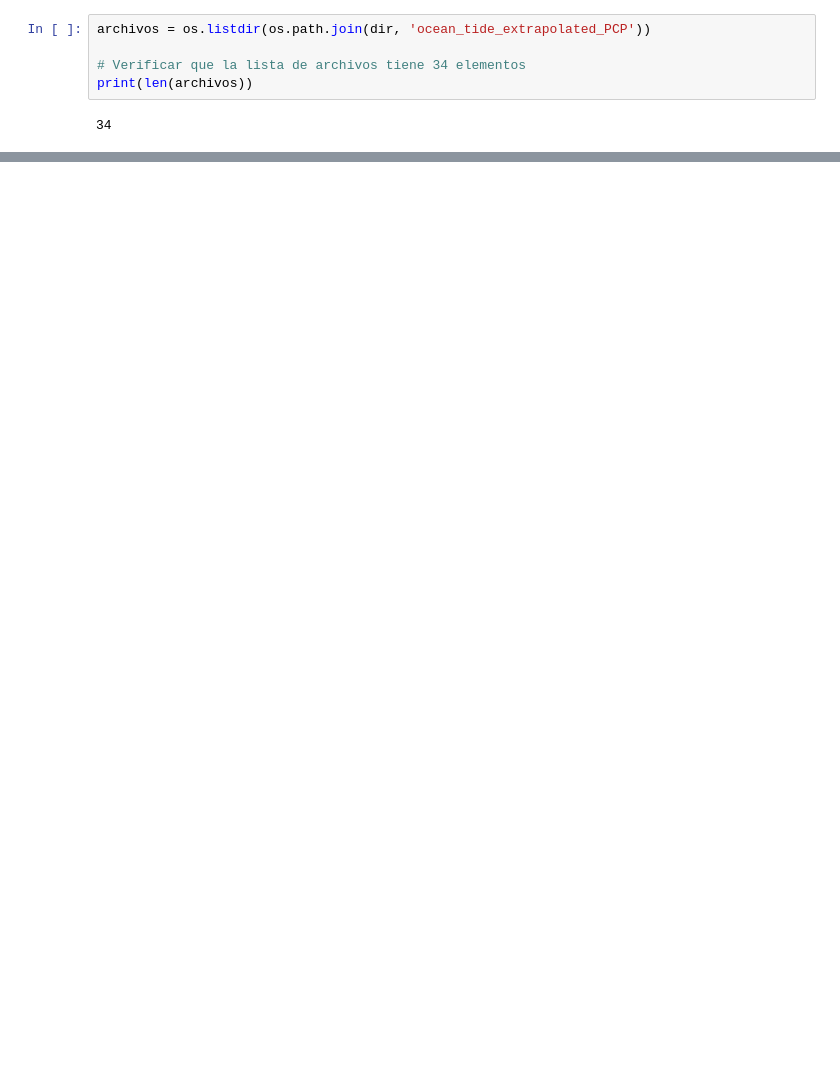
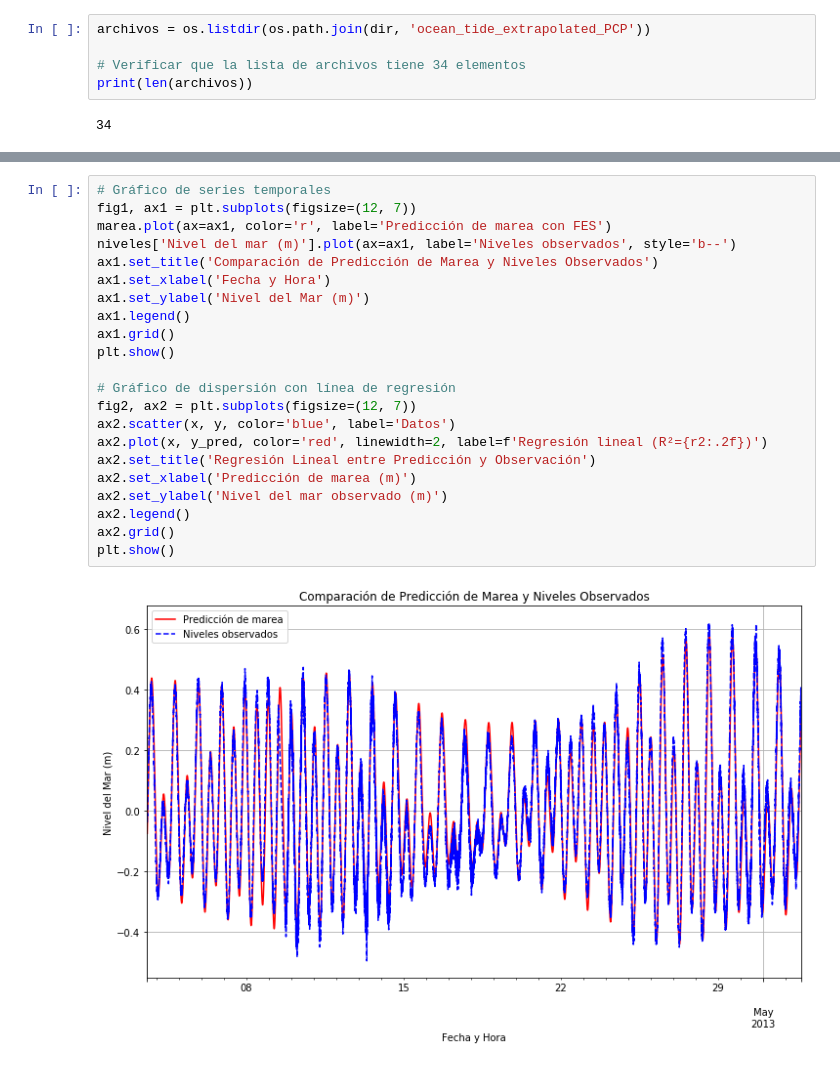
Before and after one commit to MarkzDG/aplicada_2024, a Jupyter notebook: Actividad 4.4 y 4.5/Códigos - útiles/serie_marea_2.ipynb, the cells around one changed output, grey strips where cells are left out. Drawn from its saved outputs; the diff is of its cells as text; blank space fills up the shorter version.

Commit message:
Versión actualizada que tiene en cuenta los datos faltantes y agrega una regresión lineal

```diff
--- a/Actividad 4.4 y 4.5/Códigos - útiles/serie_marea_2.ipynb
+++ b/Actividad 4.4 y 4.5/Códigos - útiles/serie_marea_2.ipynb
@@ -92,0 +129,24 @@ plt.show()
+# %%
+# Gráfico de series temporales
+fig1, ax1 = plt.subplots(figsize=(12, 7))
+marea.plot(ax=ax1, color='r', label='Predicción de marea con FES')
+niveles['Nivel del mar (m)'].plot(ax=ax1, label='Niveles observados', style='b--')
+ax1.set_title('Comparación de Predicción de Marea y Niveles Observados')
+ax1.set_xlabel('Fecha y Hora')
+ax1.set_ylabel('Nivel del Mar (m)')
+ax1.legend()
+ax1.grid()
+plt.show()
+
+# Gráfico de dispersión con línea de regresión
+fig2, ax2 = plt.subplots(figsize=(12, 7))
+ax2.scatter(x, y, color='blue', label='Datos')
+ax2.plot(x, y_pred, color='red', linewidth=2, label=f'Regresión lineal (R²={r2:.2f})')
+ax2.set_title('Regresión Lineal entre Predicción y Observación')
+ax2.set_xlabel('Predicción de marea (m)')
+ax2.set_ylabel('Nivel del mar observado (m)')
+ax2.legend()
+ax2.grid()
+plt.show()
+# %% [output]
+[figure, added]
```
Also changed, not shown: parts of 6 cells of this notebook.
